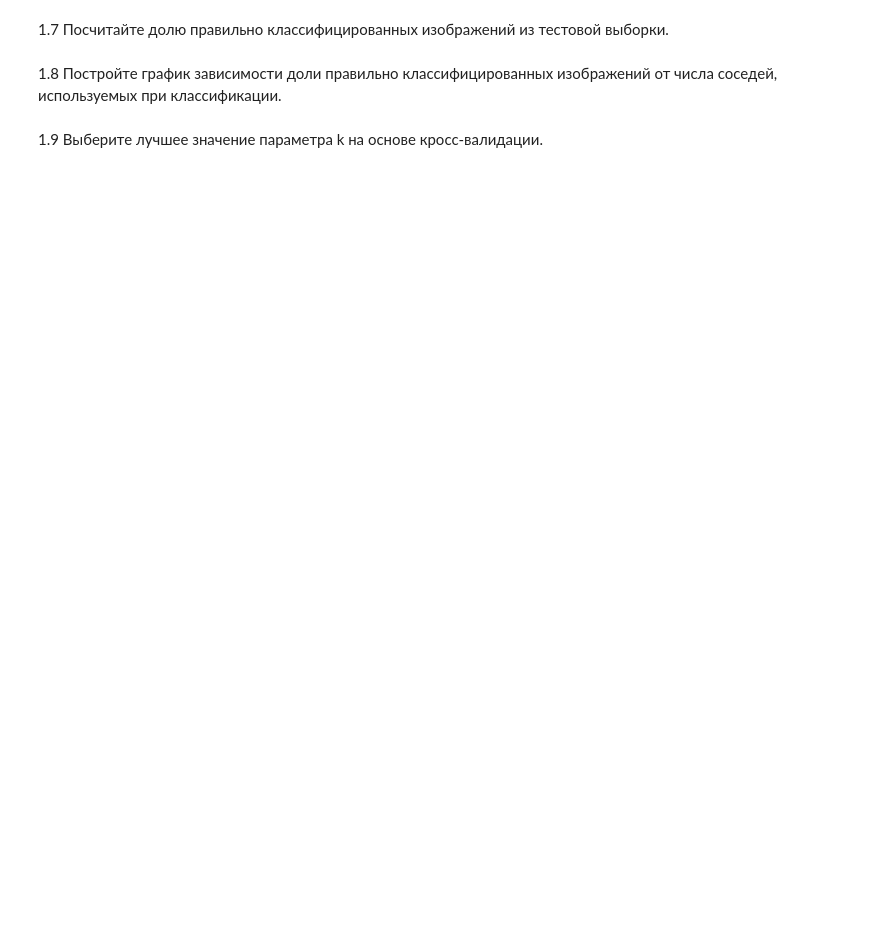
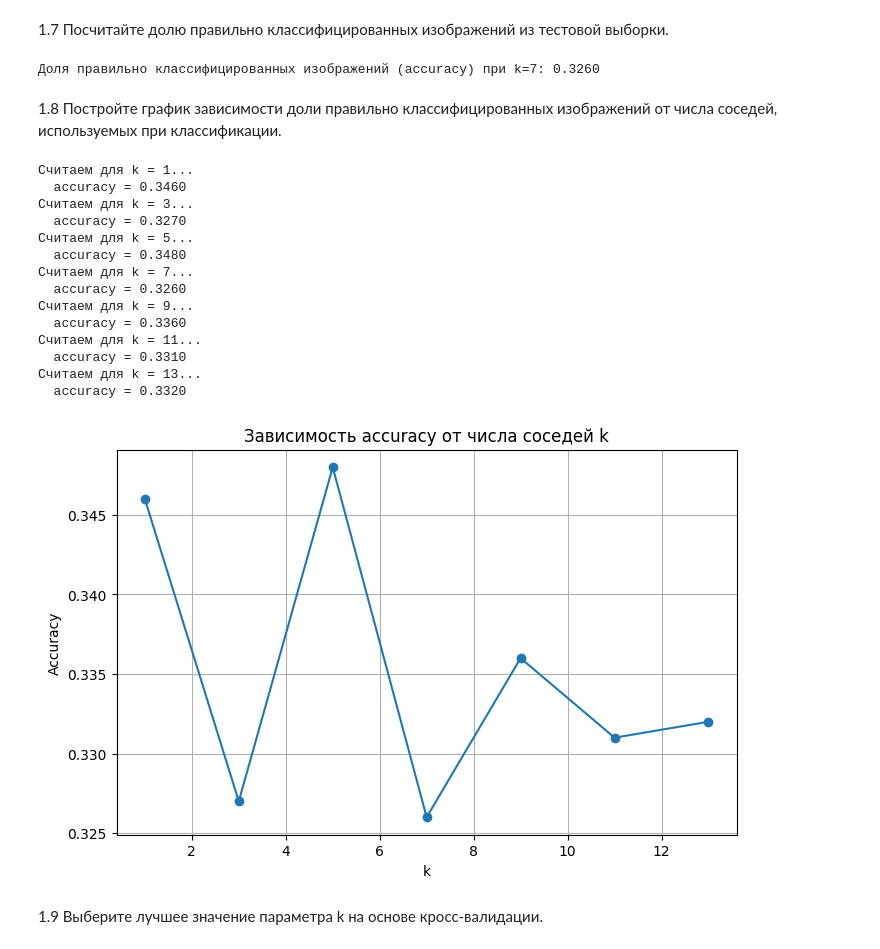
Before and after one commit to CJIABHbIU/DL_Course_SamU_2025, a Jupyter notebook: lab_1-2/assignment1.ipynb, the cells around one changed output. Saved outputs shown, nothing was run; the diff lists cells and outputs as text; code cells hidden in the pictures; blank space fills up the shorter version.

```diff
--- a/lab_1-2/assignment1.ipynb
+++ b/lab_1-2/assignment1.ipynb
@@ -78,3 +124,8 @@ classifier = KNearestNeighbor()
 classifier.train(X_train, y_train)
 # %% [markdown]
 1.5 Выполните классификацию на тестовой выборке
+# %%
+for k in [1, 3, 5, 7]:
+    y_pred = classifier.predict(X_test, k=k, num_loops=0)
+    acc = accuracy_score(y_test, y_pred)
+    print(f"k = {k}: accuracy = {acc:.4f}")
@@ -83,7 +151,50 @@ classifier.train(X_train, y_train)
 # %% [markdown]
 
 1.7 Посчитайте долю правильно классифицированных изображений из тестовой выборки.
+# %%
+classifier.train(X_train, y_train)
+
+accuracy = accuracy_score(y_test, y_pred)
+
+print(f"Доля правильно классифицированных изображений (accuracy) при k={k}: {accuracy:.4f}")
+# %% [output]
+Доля правильно классифицированных изображений (accuracy) при k=7: 0.3260
 # %% [markdown]
 1.8 Постройте график зависимости доли правильно классифицированных изображений от числа соседей, используемых при классификации.
+# %%
+k_values = [1, 3, 5, 7, 9, 11, 13]
+accuracies = []
+
+for k in k_values:
+    print(f"Считаем для k = {k}...")
+    y_pred = classifier.predict(X_test, k=k, num_loops=0)
+    acc = accuracy_score(y_test, y_pred)
+    accuracies.append(acc)
+    print(f"  accuracy = {acc:.4f}")
+
+# график зависимости accuracy(k)
+plt.figure(figsize=(8, 5))
+plt.plot(k_values, accuracies, marker='o')
+plt.title("Зависимость accuracy от числа соседей k")
+plt.xlabel("k")
+plt.ylabel("Accuracy")
+plt.grid(True)
+plt.show()
+# %% [output]
+Считаем для k = 1...
+  accuracy = 0.3460
+Считаем для k = 3...
+  accuracy = 0.3270
+Считаем для k = 5...
+  accuracy = 0.3480
+Считаем для k = 7...
+  accuracy = 0.3260
+Считаем для k = 9...
+  accuracy = 0.3360
+Считаем для k = 11...
+  accuracy = 0.3310
+Считаем для k = 13...
+  accuracy = 0.3320
+[figure, added]
 # %% [markdown]
 1.9 Выберите лучшее значение параметра k на основе кросс-валидации.
```
Also changed, not shown: parts of 20 cells of this notebook, 15 other files.
